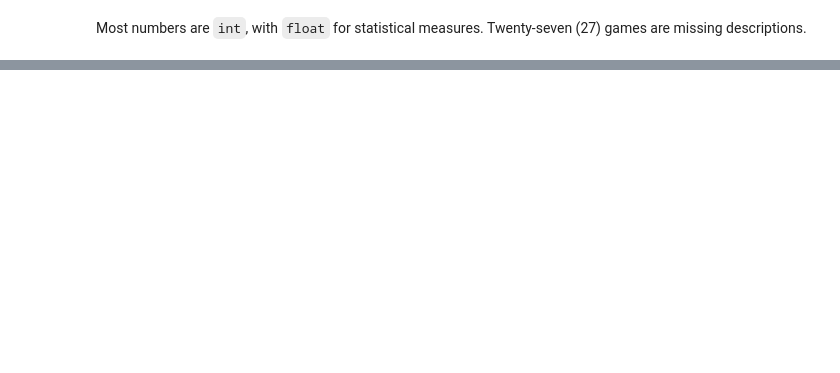
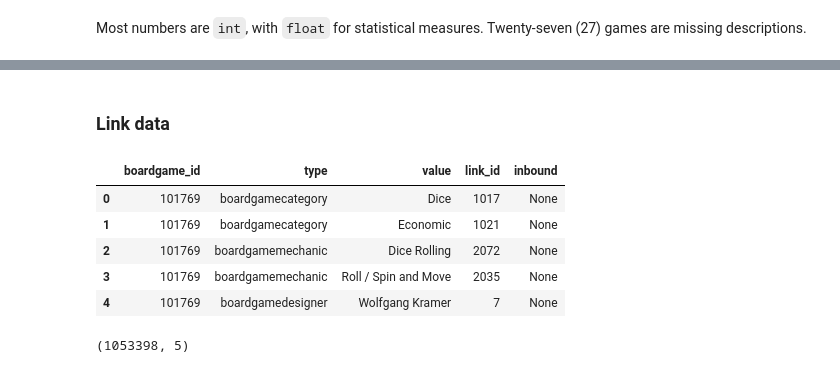
Before and after one commit to andrewKOwong/boardgames, a Jupyter notebook: analysis.ipynb, the cells around one changed output, grey strips where cells are left out. Cells and saved outputs as stored; diff of their text form; code cells hidden in the pictures; blank space fills up the shorter version.

```diff
--- a/analysis.ipynb
+++ b/analysis.ipynb
@@ -90,0 +566,15 @@ ID: 224083
+# %% [markdown]
+### Link data
+# %%
+link_df.head()
+# %% [output]
+|  | boardgame_id | type | value | link_id | inbound |
+| 0 | 101769 | boardgamecategory | Dice | 1017 | None |
+| 1 | 101769 | boardgamecategory | Economic | 1021 | None |
+| 2 | 101769 | boardgamemechanic | Dice Rolling | 2072 | None |
+| 3 | 101769 | boardgamemechanic | Roll / Spin and Move | 2035 | None |
+| 4 | 101769 | boardgamedesigner | Wolfgang Kramer | 7 | None |
+# %%
+link_df.shape
+# %% [output]
+(1053398, 5)
```
Also changed, not shown: parts of 76 cells of this notebook.
